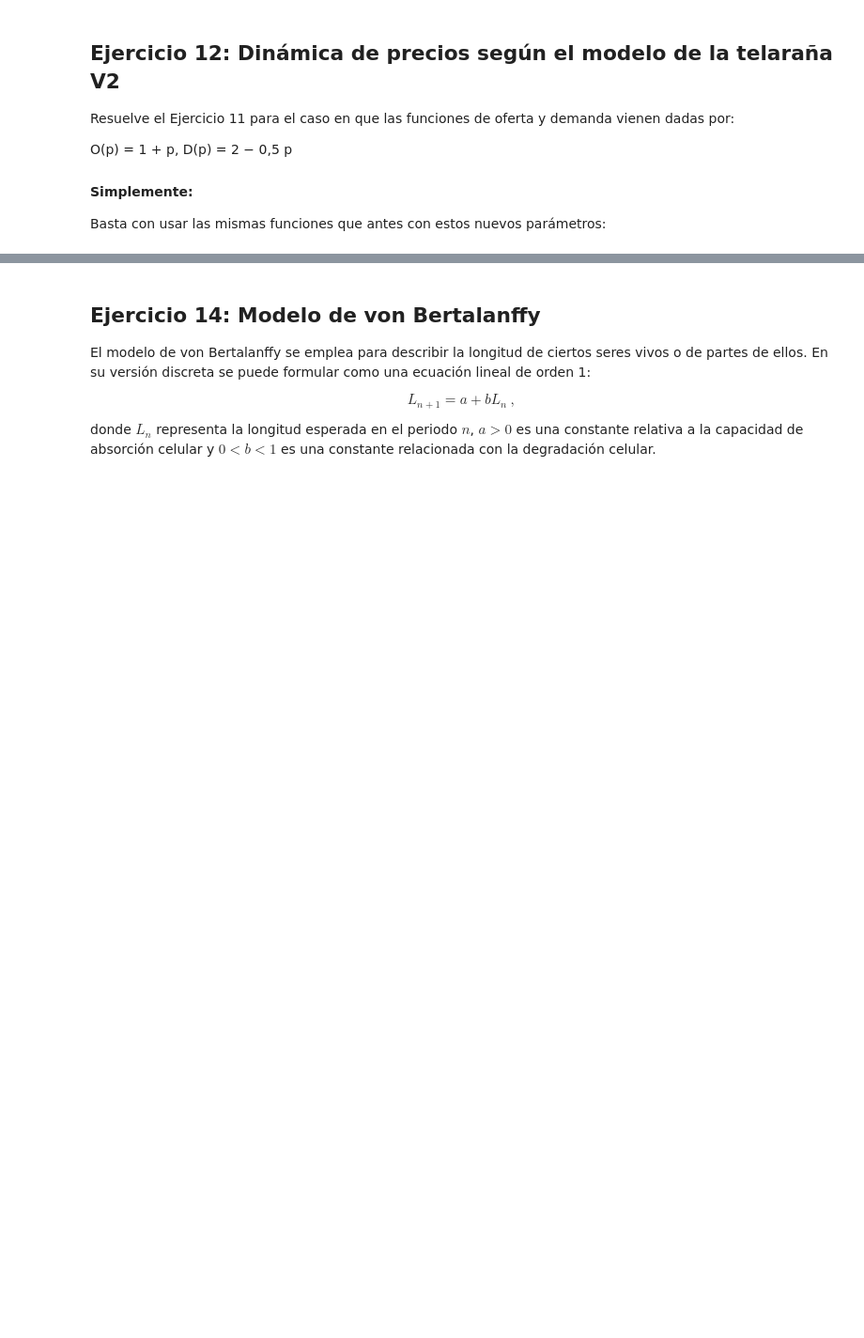
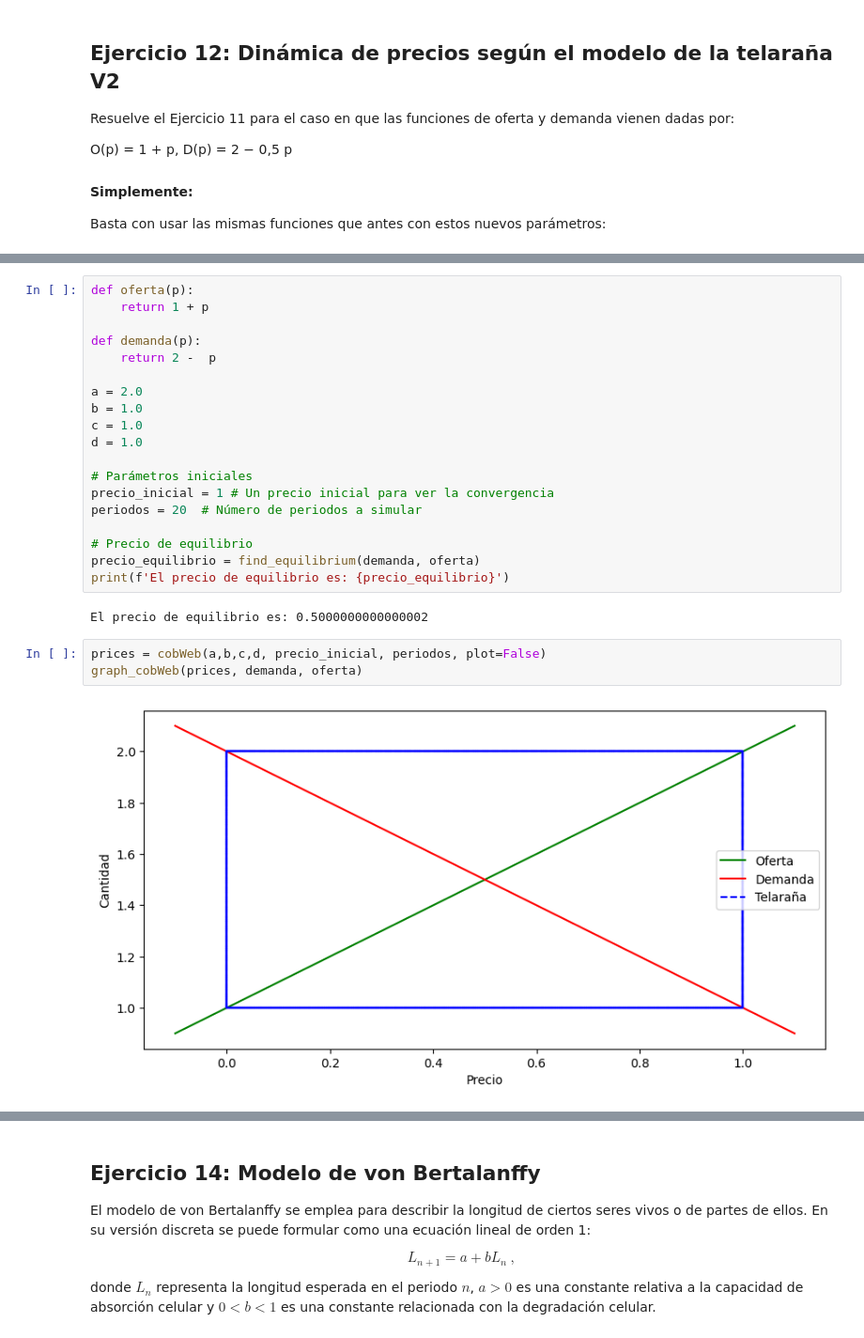
Before and after one commit to roberlks/ModelosMatematicos, a Jupyter notebook: MenuModelos.ipynb, the cells around one changed output, grey strips where cells are left out. Shown at 94% size. Saved outputs shown, nothing was run; the diff lists cells and outputs as text; blank space fills up the shorter version.

```diff
--- a/MenuModelos.ipynb
+++ b/MenuModelos.ipynb
@@ -628,0 +651,26 @@ periodos = 20  # Número de periodos a simular
+# %%
+def oferta(p):
+    return 1 + p
+
+def demanda(p):
+    return 2 -  p
+
+a = 2.0
+b = 1.0
+c = 1.0
+d = 1.0
+
+# Parámetros iniciales
+precio_inicial = 1 # Un precio inicial para ver la convergencia
+periodos = 20  # Número de periodos a simular
+
+# Precio de equilibrio
+precio_equilibrio = find_equilibrium(demanda, oferta)
+print(f'El precio de equilibrio es: {precio_equilibrio}')
+# %% [output]
+El precio de equilibrio es: 0.5000000000000002
+# %%
+prices = cobWeb(a,b,c,d, precio_inicial, periodos, plot=False)
+graph_cobWeb(prices, demanda, oferta)
+# %% [output]
+[figure, added]
```
Also changed, not shown: parts of 9 cells of this notebook.
